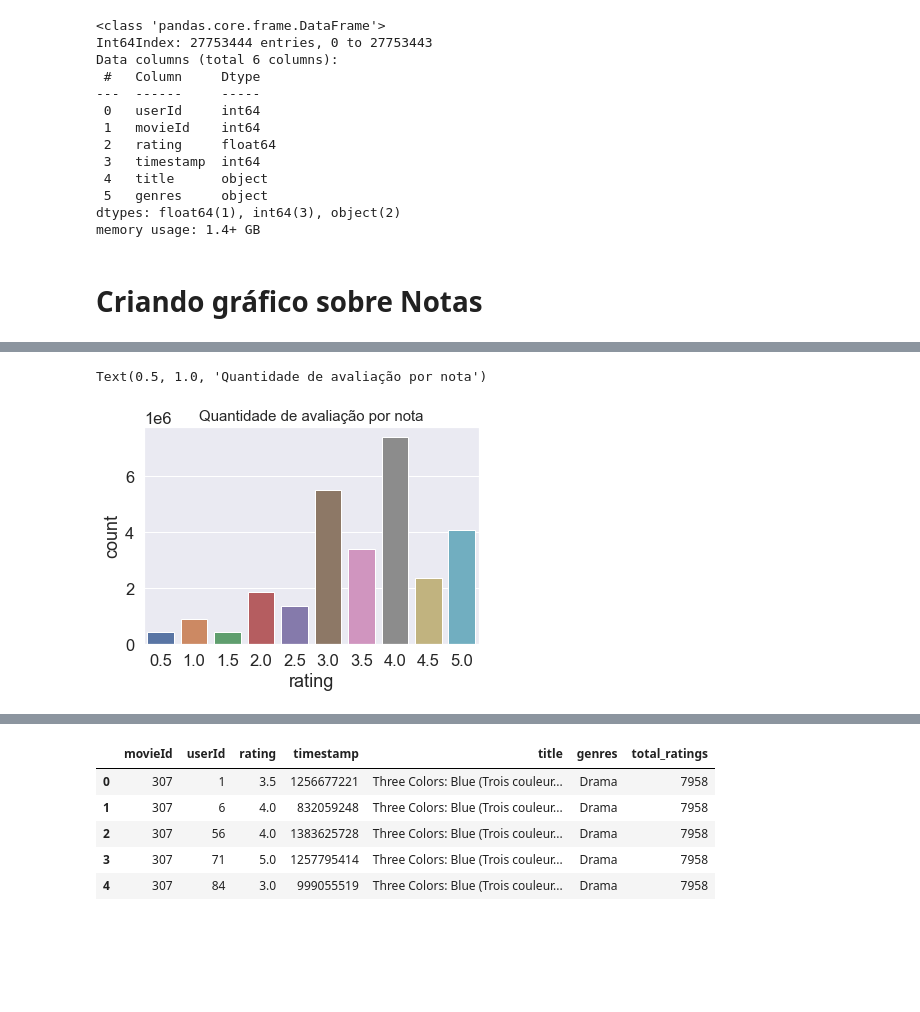
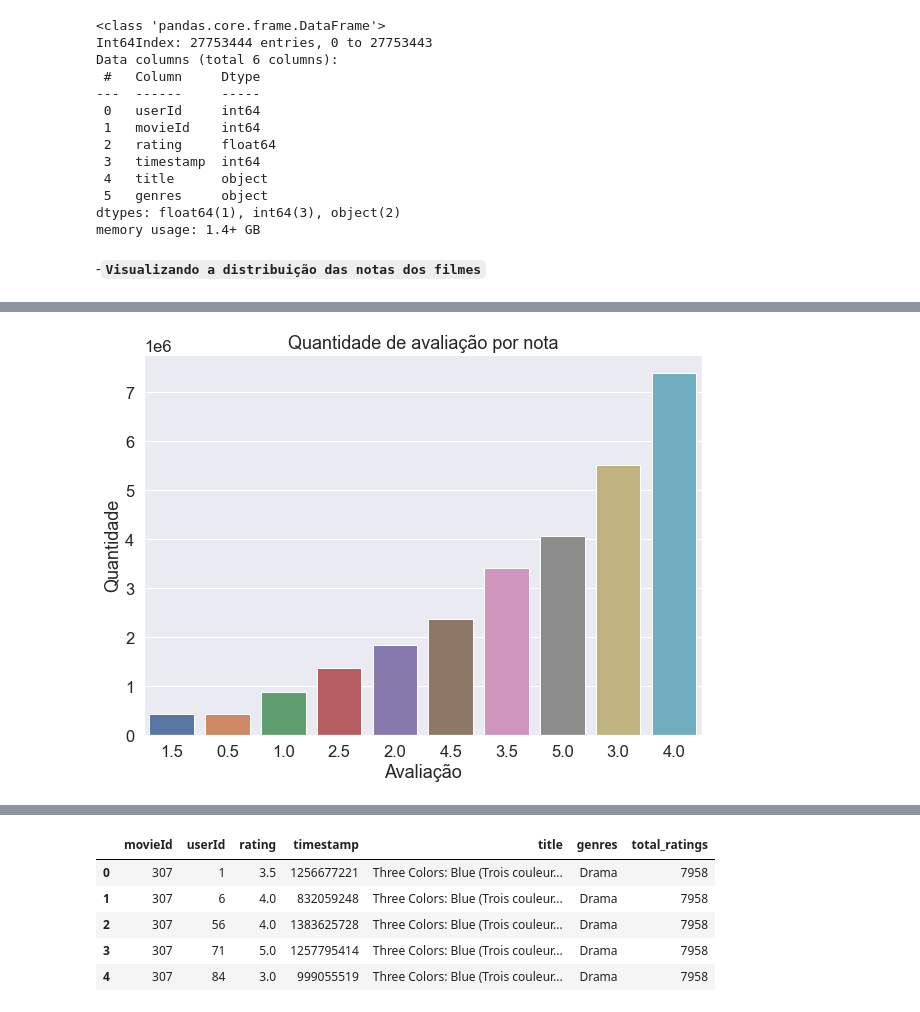
Before and after one commit to rogeriothur/tcc, a Jupyter notebook: CF-KNN.ipynb, the cells around one changed output, grey strips where cells are left out. Cells and saved outputs as stored; diff of their text form; code cells hidden in the pictures; blank space fills up the shorter version.

```diff
--- a/CF-KNN.ipynb
+++ b/CF-KNN.ipynb
@@ -90,12 +90,18 @@ Data columns (total 6 columns):
  5   genres     object
 dtypes: float64(1), int64(3), object(2)
 memory usage: 1.4+ GB
-# %% [markdown]
-# Criando gráfico sobre Notas
+# %% [markdown]
+-**`Visualizando a distribuição das notas dos filmes`**
 # %%
-%%time
-# plot de um gráfico verificando a distribuição das notas dadas aos filmes
-ax = sns.countplot(df['rating'])
-ax.set_title("Quantidade de avaliação por nota", fontsize=15)
-#plt.savefig('count-values-rating.png', dpi=300)
+plt.subplots(figsize=(10,7))
+
+ax = sns.countplot(x='rating',
+                   order=df.rating.value_counts(ascending=True).index,
+                   data=df)
+
+ax.set_title("Quantidade de avaliação por nota", fontsize=18)
+plt.xlabel('Avaliação')
+plt.ylabel('Quantidade')
+
+# plt.savefig('count-values-rating.png', dpi=300)
 # %% [output]
@@ -103,3 +109,2 @@ Wall time: 1.58 s
-Text(0.5, 1.0, 'Quantidade de avaliação por nota')
-[figure, old version]
+[figure, new version]
 # %%
```
Also changed, not shown: parts of 3 cells of this notebook.
